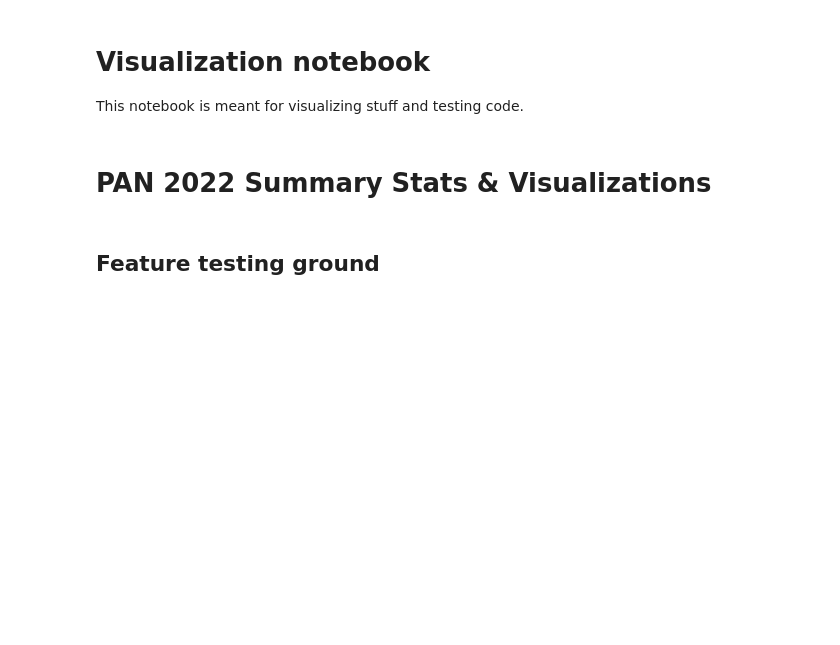
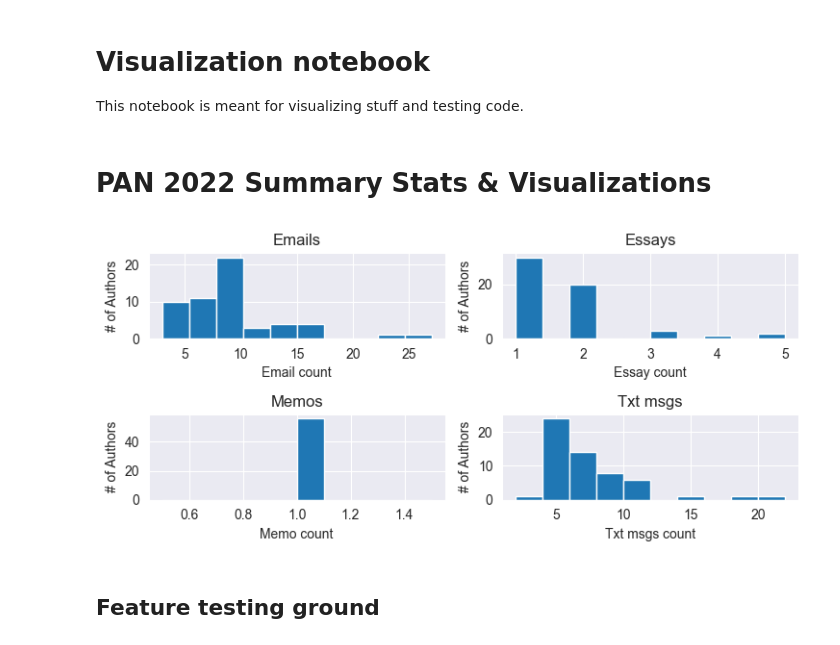
Before and after one commit to eric-sclafani/gram2vec, a Jupyter notebook: gram2vec/visualize.ipynb, the cells around one changed output. Saved outputs shown, nothing was run; the diff lists cells and outputs as text; code cells hidden in the pictures; blank space fills up the shorter version.

```diff
--- a/gram2vec/visualize.ipynb
+++ b/gram2vec/visualize.ipynb
@@ -95,6 +95,39 @@ def make_author_df(authors:list[Author]) -> pd.DataFrame:
 data = load_json("data/pan22/preprocessed/author_doc_mappings.json")
 all_authors = create_author_list(data)
 df = make_author_df(all_authors)
+# %%
+
+
+fig, axes = plt.subplots(2,2)
+
+
+axes[0,0].hist(df['Emails'])
+axes[0,0].set_title("Emails")
+axes[0,0].set_xlabel("Email count")
+axes[0,0].set_ylabel("# of Authors")
+
+axes[0,1].hist(df['Essays'], )
+axes[0,1].set_title("Essays")
+axes[0,1].set_xlabel("Essay count")
+axes[0,1].set_ylabel("# of Authors")
+
+axes[1,0].hist(df['Memos'])
+axes[1,0].set_title("Memos")
+axes[1,0].set_xlabel("Memo count")
+axes[1,0].set_ylabel("# of Authors")
+
+axes[1,1].hist(df['Txt msgs'])
+axes[1,1].set_title("Txt msgs")
+axes[1,1].set_xlabel("Txt msgs count")
+axes[1,1].set_ylabel("# of Authors")
+
+
+
+plt.tight_layout()
+
+plt.show()
+# %% [output]
+[figure, added]
 # %% [markdown]
 ## Feature testing ground
 # %%
```
Also changed, not shown: parts of 5 cells of this notebook, 5 other files.
